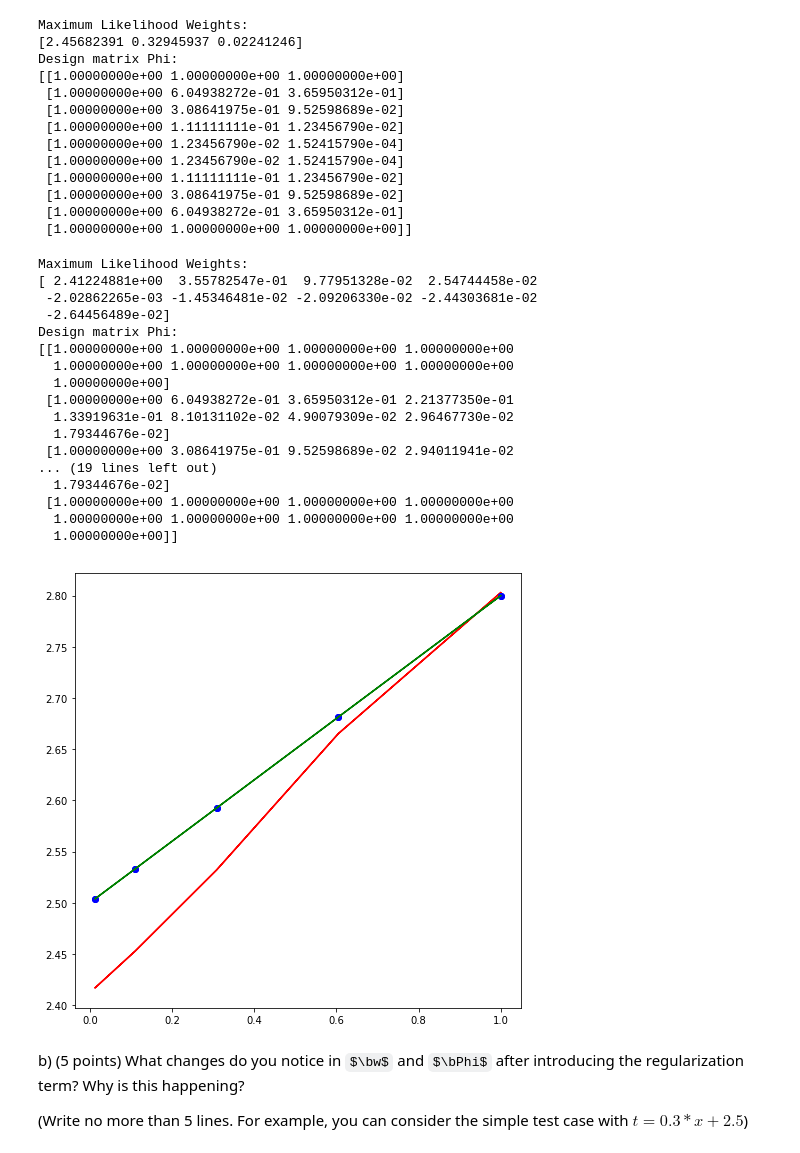
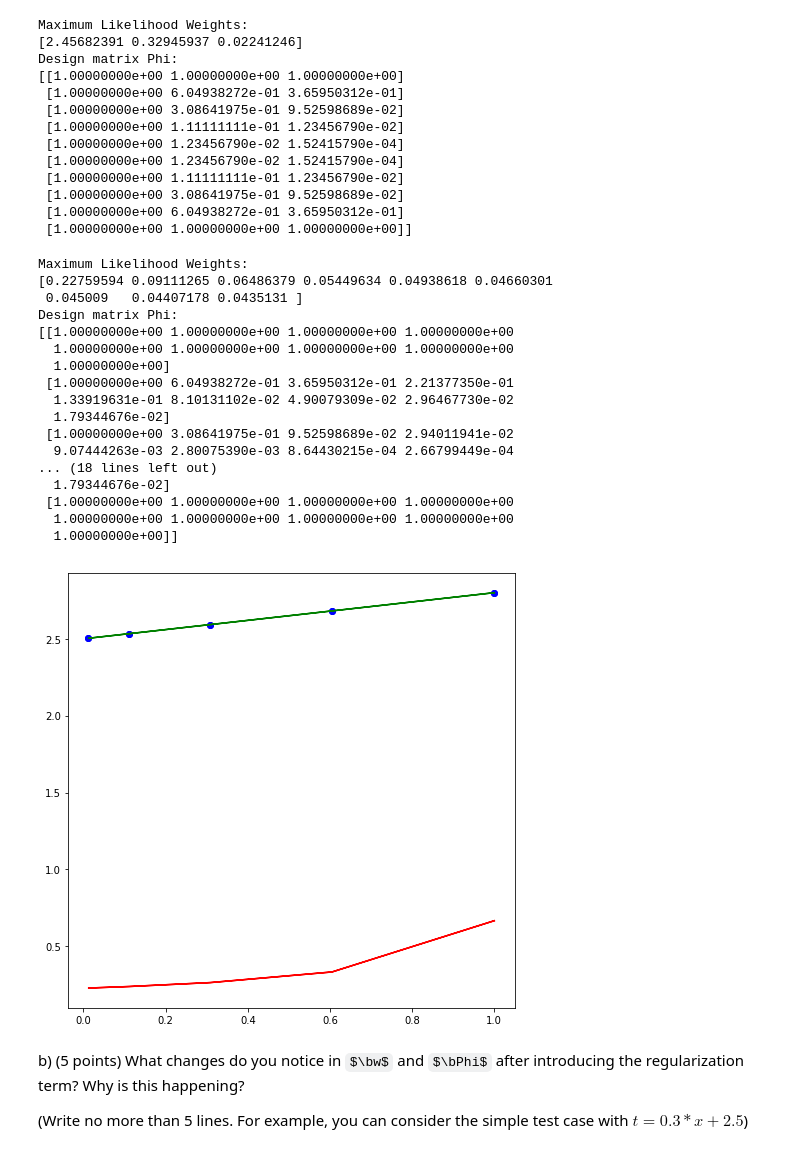
Before and after one commit to ML77777/ML1-18, a Jupyter notebook: Bobbie/lab1.ipynb, the cells around one changed output. Cells and saved outputs as stored; diff of their text form; code cells hidden in the pictures; some formulas as TeX source.

```diff
--- a/Bobbie/lab1.ipynb
+++ b/Bobbie/lab1.ipynb
@@ -294,39 +287,39 @@ np.random.seed(42)
 #predict_l = predict(manyx, w_ml_l, 8)
 
 N = 10
 x = np.square((np.linspace(-1, 1, N)))
 t = 0.3*x + 2.5
 m = 8
-lamb = 0.2
+lamb = 100
 w, Phi = fit_polynomial_reg(x,t,m, lamb)
 
 predict_l = predict(x, w, m)
 
 plt.figure(1, figsize=(8,8))
 plt.plot(x, predict_l, 'r')
 plt.plot(x, t, 'bo')
 plt.plot(x, 0.3*x + 2.5, 'g')
 plt.plot
 plt.show()
 # %% [output]
 Maximum Likelihood Weights:
-[ 2.41224881e+00  3.55782547e-01  9.77951328e-02  2.54744458e-02
- -2.02862265e-03 -1.45346481e-02 -2.09206330e-02 -2.44303681e-02
- -2.64456489e-02]
+[0.22759594 0.09111265 0.06486379 0.05449634 0.04938618 0.04660301
+ 0.045009   0.04407178 0.0435131 ]
 Design matrix Phi:
 [[1.00000000e+00 1.00000000e+00 1.00000000e+00 1.00000000e+00
   1.00000000e+00 1.00000000e+00 1.00000000e+00 1.00000000e+00
   1.00000000e+00]
  [1.00000000e+00 6.04938272e-01 3.65950312e-01 2.21377350e-01
   1.33919631e-01 8.10131102e-02 4.90079309e-02 2.96467730e-02
   1.79344676e-02]
  [1.00000000e+00 3.08641975e-01 9.52598689e-02 2.94011941e-02
-... (19 lines left out)
+  9.07444263e-03 2.80075390e-03 8.64430215e-04 2.66799449e-04
+... (18 lines left out)
   1.79344676e-02]
  [1.00000000e+00 1.00000000e+00 1.00000000e+00 1.00000000e+00
   1.00000000e+00 1.00000000e+00 1.00000000e+00 1.00000000e+00
   1.00000000e+00]]
-[figure, old version]
+[figure, new version]
 # %% [markdown]
 b) (5 points) What changes do you notice in $\bw$ and $\bPhi$ after introducing the regularization term? Why is this happening?
 
```
Also changed, not shown: parts of 9 cells of this notebook.
